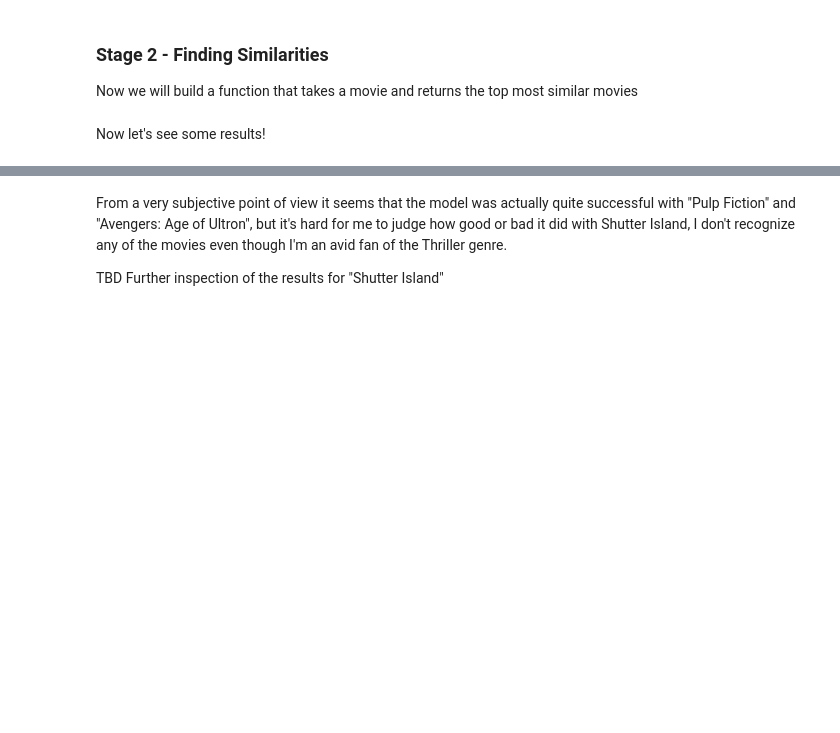
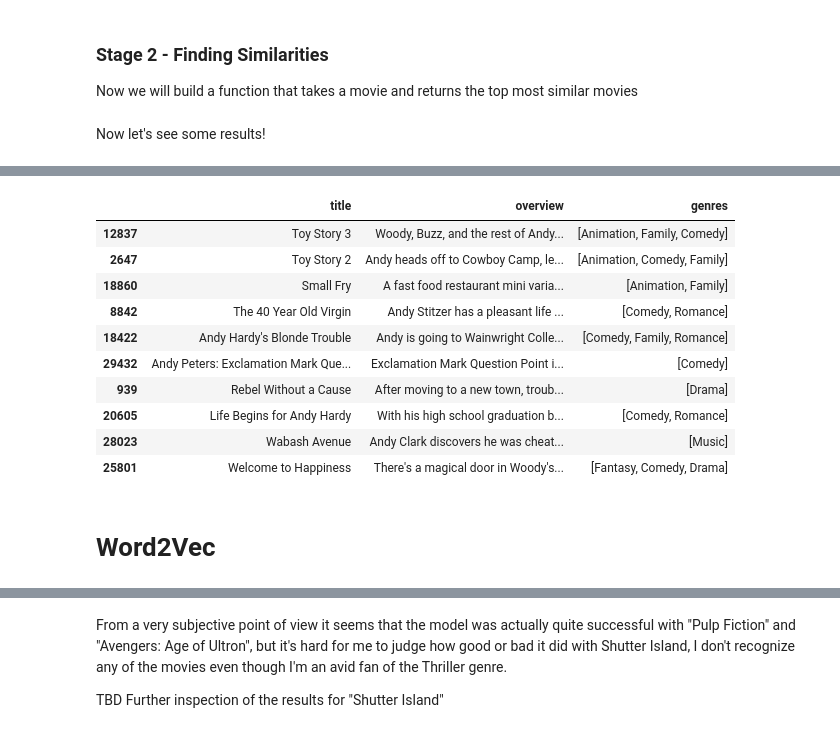
Before and after one commit to adi-benz/movies-rating-analysis, a Jupyter notebook: analysis.ipynb, the cells around one changed output, grey strips where cells are left out. Cells and saved outputs as stored; diff of their text form; code cells hidden in the pictures; blank space fills up the shorter version.

```diff
--- a/analysis.ipynb
+++ b/analysis.ipynb
@@ -807,0 +684,5 @@ Fight Club <> Shutter Island - 0.2162
+# %%
+for title in ['Toy Story', 'Toy Story 2', 'Shutter Island', 'Finding Nemo', 'Pulp Fiction']:
+    print(f'# {title}')
+    print(movies[movies["title"] == title].iloc[0]["overview"])
+    print()
@@ -807,0 +742,45 @@ Fight Club <> Shutter Island - 0.2162
+# %%
+corpus = movies['overview'].fillna("").tolist()
+# %%
+from sklearn.feature_extraction.text import TfidfVectorizer
+
+transformer = TfidfVectorizer(stop_words="english")
+tfidf_matrix = transformer.fit_transform(corpus)
+# %%
+from sklearn.metrics.pairwise import linear_kernel
+
+
+def find_similar_movies_tfidf(df, title, top_n=5):
+    # We have to reindex the movies DataFrame because later we use indexing into the matrix
+    reindexed_movies = df.reset_index(drop=True)
+
+    ind = reindexed_movies[reindexed_movies["title"] == title].index.item()
+
+    # Instead of building a matrix of similarities between all movies, we just compare
+    # the movie we're interested in with all the movies - this way we don't need too much memory
+    sim = linear_kernel(tfidf_matrix[ind:ind + 1, :].todense(), tfidf_matrix)
+
+    m_sim = sim[0]
+
+    top_sims = m_sim.argsort()[-1 - top_n:-1]
+    top_sims = np.flip(top_sims)
+
+    similar_movies = reindexed_movies.iloc[top_sims]
+
+    return similar_movies
+
+find_similar_movies_tfidf(movies, 'Toy Story', 10)[["title", "overview", "genres"]]
+# %% [output]
+|  | title | overview | genres |
+| 12837 | Toy Story 3 | Woody, Buzz, and the rest of Andy... | [Animation, Family, Comedy] |
+| 2647 | Toy Story 2 | Andy heads off to Cowboy Camp, le... | [Animation, Comedy, Family] |
+| 18860 | Small Fry | A fast food restaurant mini varia... | [Animation, Family] |
+| 8842 | The 40 Year Old Virgin | Andy Stitzer has a pleasant life ... | [Comedy, Romance] |
+| 18422 | Andy Hardy's Blonde Trouble | Andy is going to Wainwright Colle... | [Comedy, Family, Romance] |
+| 29432 | Andy Peters: Exclamation Mark Que... | Exclamation Mark Question Point i... | [Comedy] |
+| 939 | Rebel Without a Cause | After moving to a new town, troub... | [Drama] |
+| 20605 | Life Begins for Andy Hardy | With his high school graduation b... | [Comedy, Romance] |
+| 28023 | Wabash Avenue | Andy Clark discovers he was cheat... | [Music] |
+| 25801 | Welcome to Happiness | There's a magical door in Woody's... | [Fantasy, Comedy, Drama] |
+# %% [markdown]
+# Word2Vec
```
Also changed, not shown: parts of 29 cells of this notebook.
